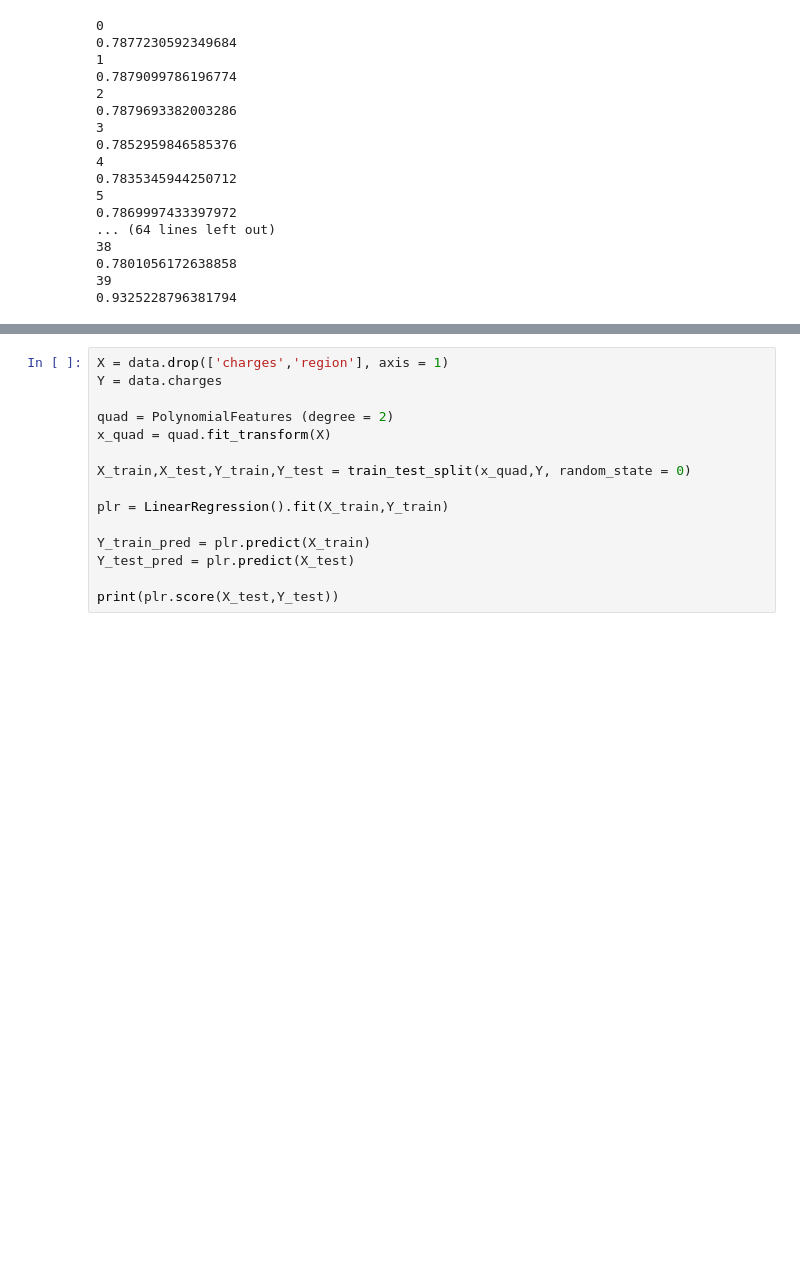
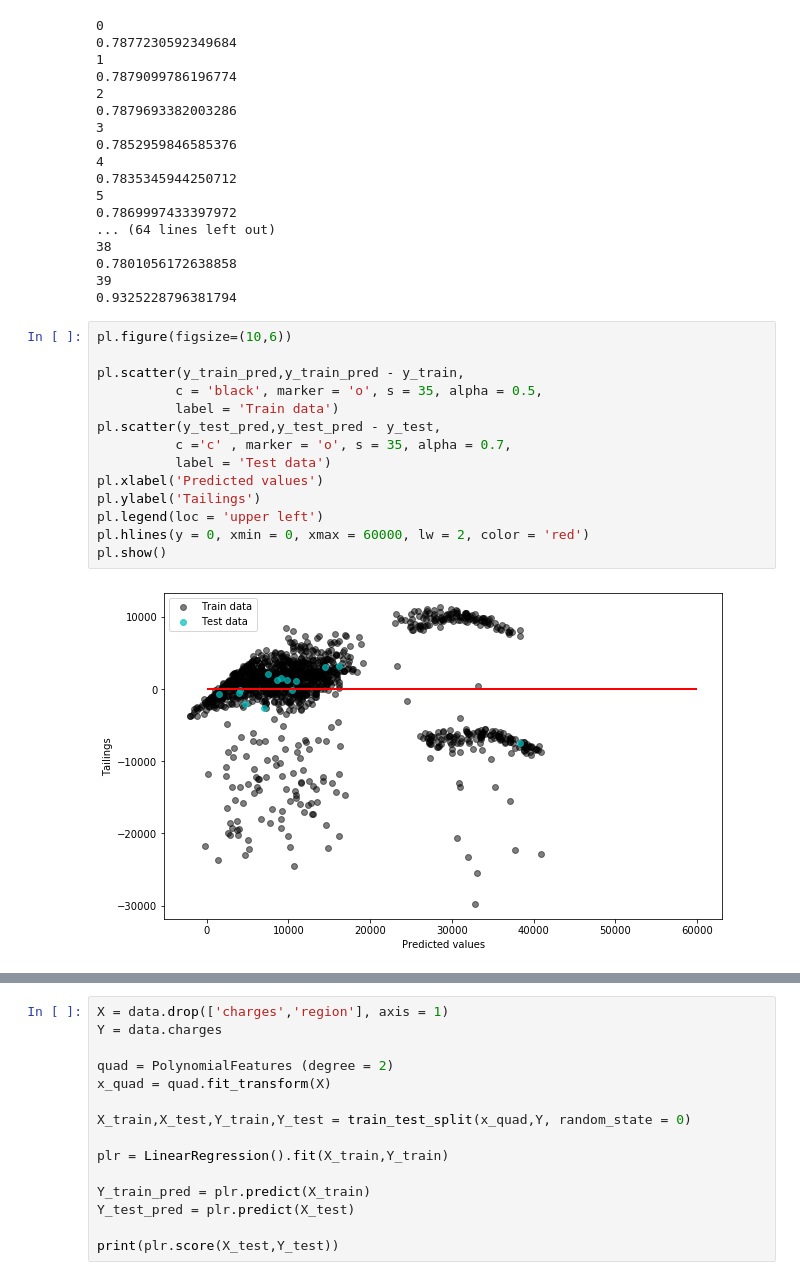
Before and after one commit to ChouHsuan-Cheng/110, a Jupyter notebook: EDA&Regression_Medical Cost Personal Datasets.ipynb, the cells around one changed output, grey strips where cells are left out. Drawn from its saved outputs; the diff is of its cells as text; blank space fills up the shorter version.

```diff
--- a/EDA&Regression_Medical Cost Personal Datasets.ipynb
+++ b/EDA&Regression_Medical Cost Personal Datasets.ipynb
@@ -314,3 +314,19 @@ for i in range (0,40):
 0.7801056172638858
 39
 0.9325228796381794
+# %%
+pl.figure(figsize=(10,6))
+
+pl.scatter(y_train_pred,y_train_pred - y_train,
+          c = 'black', marker = 'o', s = 35, alpha = 0.5,
+          label = 'Train data')
+pl.scatter(y_test_pred,y_test_pred - y_test,
+          c ='c' , marker = 'o', s = 35, alpha = 0.7,
+          label = 'Test data')
+pl.xlabel('Predicted values')
+pl.ylabel('Tailings')
+pl.legend(loc = 'upper left')
+pl.hlines(y = 0, xmin = 0, xmax = 60000, lw = 2, color = 'red')
+pl.show()
+# %% [output]
+[figure, added]
```
Also changed, not shown: parts of 2 cells of this notebook.
